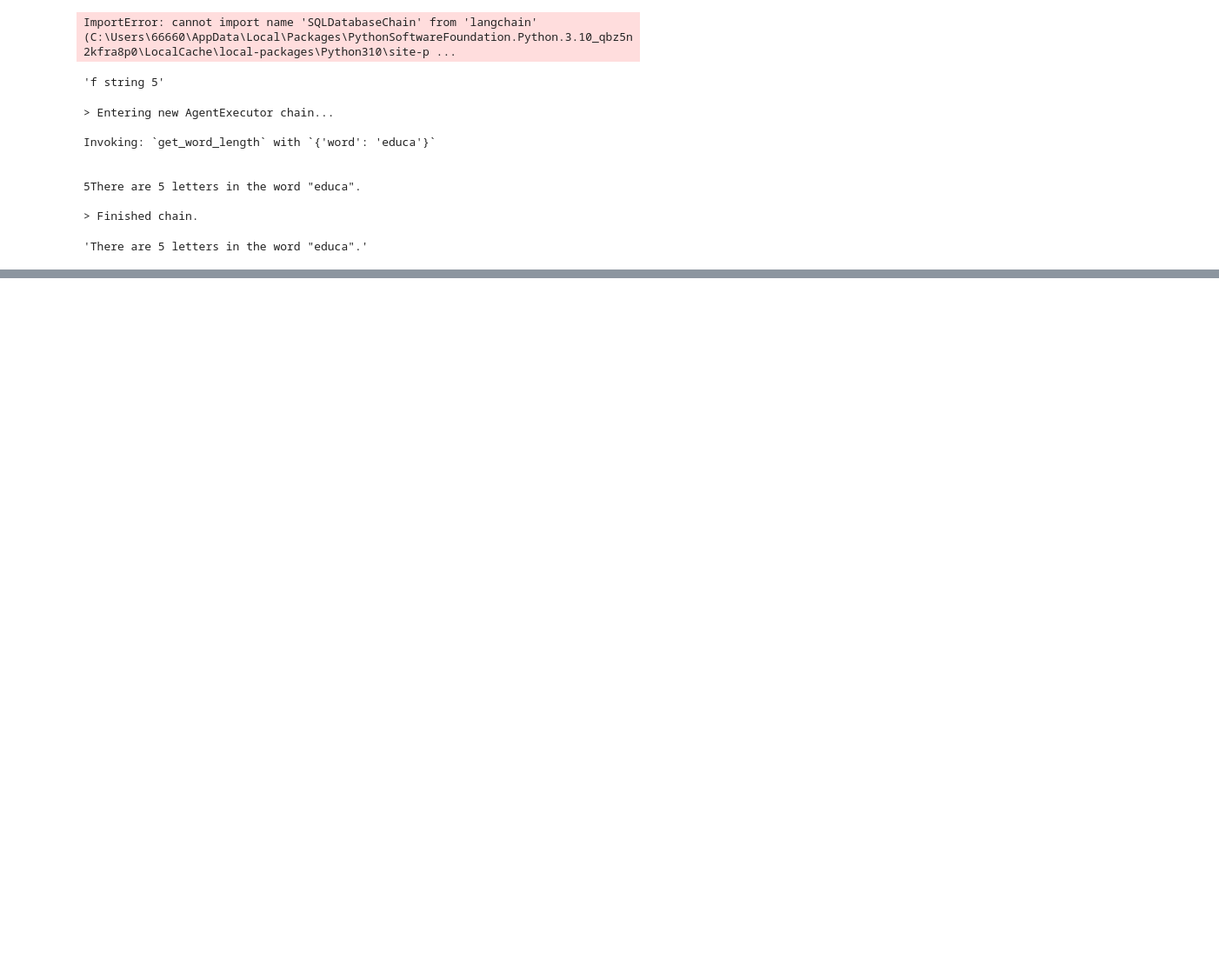
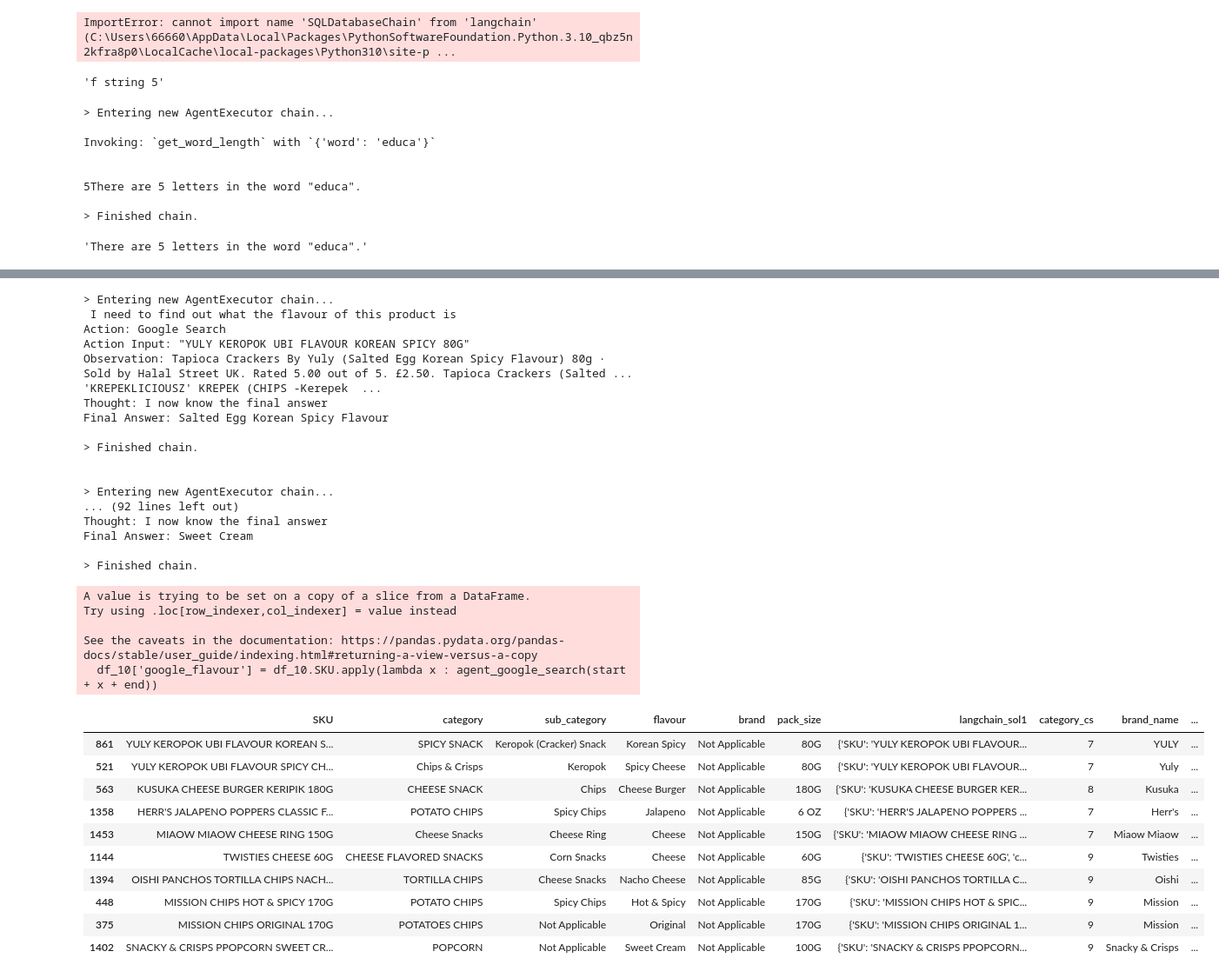
Before and after one commit to rajarshibain/bcn-labs-string-parsing, a Jupyter notebook: src/notebook/agent_google_search.ipynb, the cells around one changed output, grey strips where cells are left out. Shown at 87% size. Drawn from its saved outputs; the diff is of its cells as text; code cells hidden in the pictures; blank space fills up the shorter version.

```diff
--- a/src/notebook/agent_google_search.ipynb
+++ b/src/notebook/agent_google_search.ipynb
@@ -186,0 +292,42 @@ Invoking: `get_word_length` with `{'word': 'educa'}`
+# %%
+df_10 = results_2208.head(10)
+#x = 'MISTER POTATO CRUNCH CHEESE 100G'
+start = 'For the following product description tell me the flavour of the given product, description : '
+end = 'Reply with only one answer.  If you are unable to find then respond Not Applicable. Strictly review your answer.'
+df_10['google_flavour'] = df_10.SKU.apply(lambda x : agent_google_search(start + x + end))
+
+df_10
+# %% [output]
+> Entering new AgentExecutor chain...
+ I need to find out what the flavour of this product is
+Action: Google Search
+Action Input: "YULY KEROPOK UBI FLAVOUR KOREAN SPICY 80G"
+Observation: Tapioca Crackers By Yuly (Salted Egg Korean Spicy Flavour) 80g · Sold by Halal Street UK. Rated 5.00 out of 5. £2.50. Tapioca Crackers (Salted ... 'KREPEKLICIOUSZ' KREPEK (CHIPS -Kerepek  ...
+Thought: I now know the final answer
+Final Answer: Salted Egg Korean Spicy Flavour
+
+> Finished chain.
+
+
+> Entering new AgentExecutor chain...
+... (92 lines left out)
+Thought: I now know the final answer
+Final Answer: Sweet Cream
+
+> Finished chain.
+A value is trying to be set on a copy of a slice from a DataFrame.
+Try using .loc[row_indexer,col_indexer] = value instead
+
+See the caveats in the documentation: https://pandas.pydata.org/pandas-docs/stable/user_guide/indexing.html#returning-a-view-versus-a-copy
+  df_10['google_flavour'] = df_10.SKU.apply(lambda x : agent_google_search(start + x + end))
+|  | SKU | category | sub_category | flavour | brand | pack_size | langchain_sol1 | category_cs | brand_name | ... |
+| 861 | YULY KEROPOK UBI FLAVOUR KOREAN S... | SPICY SNACK | Keropok (Cracker) Snack | Korean Spicy | Not Applicable | 80G | {'SKU': 'YULY KEROPOK UBI FLAVOUR... | 7 | YULY | ... |
+| 521 | YULY KEROPOK UBI FLAVOUR SPICY CH... | Chips & Crisps | Keropok | Spicy Cheese | Not Applicable | 80G | {'SKU': 'YULY KEROPOK UBI FLAVOUR... | 7 | Yuly | ... |
+| 563 | KUSUKA CHEESE BURGER KERIPIK 180G | CHEESE SNACK | Chips | Cheese Burger | Not Applicable | 180G | {'SKU': 'KUSUKA CHEESE BURGER KER... | 8 | Kusuka | ... |
+| 1358 | HERR'S JALAPENO POPPERS CLASSIC F... | POTATO CHIPS | Spicy Chips | Jalapeno | Not Applicable | 6 OZ | {'SKU': 'HERR'S JALAPENO POPPERS ... | 7 | Herr's | ... |
+| 1453 | MIAOW MIAOW CHEESE RING 150G | Cheese Snacks | Cheese Ring | Cheese | Not Applicable | 150G | {'SKU': 'MIAOW MIAOW CHEESE RING ... | 7 | Miaow Miaow | ... |
+| 1144 | TWISTIES CHEESE 60G | CHEESE FLAVORED SNACKS | Corn Snacks | Cheese | Not Applicable | 60G | {'SKU': 'TWISTIES CHEESE 60G', 'c... | 9 | Twisties | ... |
+| 1394 | OISHI PANCHOS TORTILLA CHIPS NACH... | TORTILLA CHIPS | Cheese Snacks | Nacho Cheese | Not Applicable | 85G | {'SKU': 'OISHI PANCHOS TORTILLA C... | 9 | Oishi | ... |
+| 448 | MISSION CHIPS HOT & SPICY 170G | POTATO CHIPS | Spicy Chips | Hot & Spicy | Not Applicable | 170G | {'SKU': 'MISSION CHIPS HOT & SPIC... | 9 | Mission | ... |
+| 375 | MISSION CHIPS ORIGINAL 170G | POTATOES CHIPS | Not Applicable | Original | Not Applicable | 170G | {'SKU': 'MISSION CHIPS ORIGINAL 1... | 9 | Mission | ... |
+| 1402 | SNACKY & CRISPS PPOPCORN SWEET CR... | POPCORN | Not Applicable | Sweet Cream | Not Applicable | 100G | {'SKU': 'SNACKY & CRISPS PPOPCORN... | 9 | Snacky & Crisps | ... |
```
Also changed, not shown: parts of 34 cells of this notebook, 2 other files.
